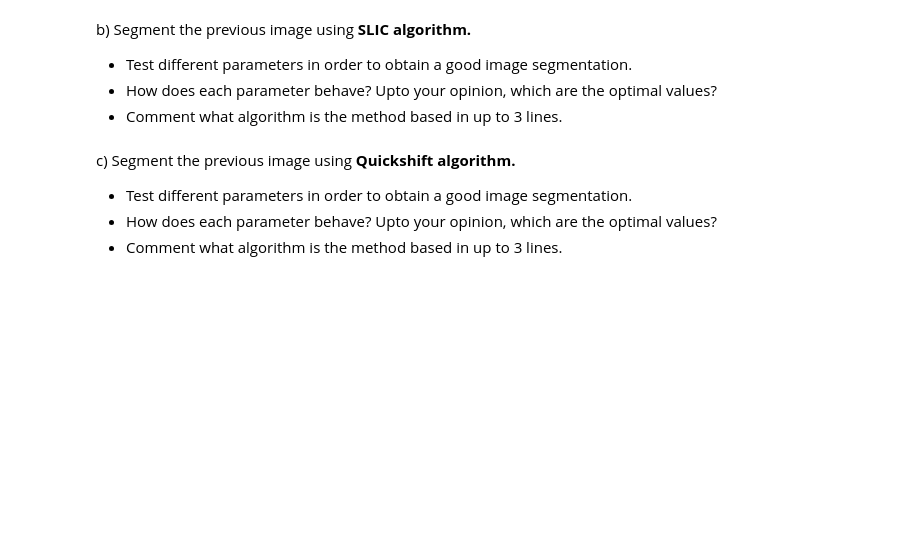
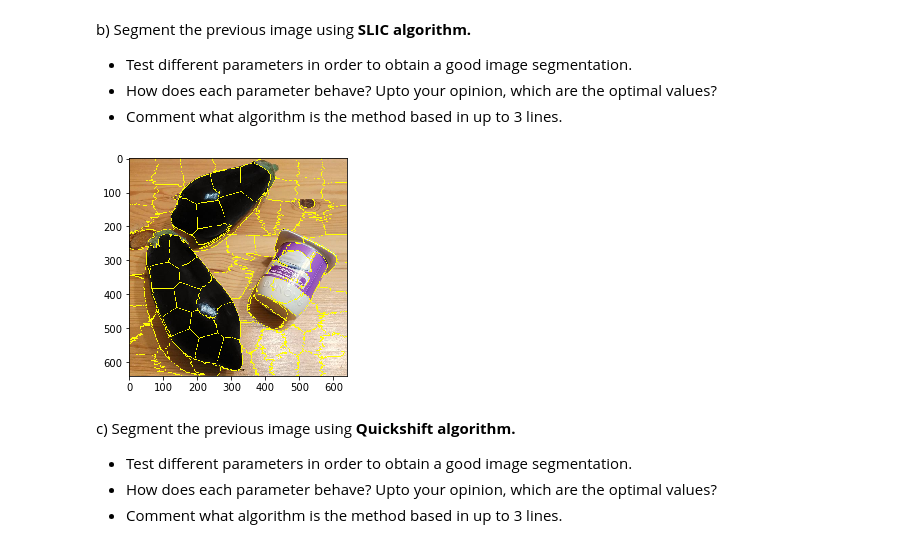
Before and after one commit to jdecid/MAI-CV, a Jupyter notebook: labs/s7/p7_image_segmentation.ipynb, the cells around one changed output. Cells and saved outputs as stored; diff of their text form; code cells hidden in the pictures; blank space fills up the shorter version.

```diff
--- a/labs/s7/p7_image_segmentation.ipynb
+++ b/labs/s7/p7_image_segmentation.ipynb
@@ -336,6 +281,18 @@ b) Segment the previous image using **SLIC algorithm.**
 - Test different parameters in order to obtain a good image segmentation.
 - How does each parameter behave? Upto your opinion, which are the optimal values?
 - Comment what algorithm is the method based in up to 3 lines.
+# %%
+segmented_img = seg.slic(img)
+
+results[2] = {
+    'img': segmented_img,
+    'title': 'Segmentation with SLIC algorithm'
+}
+
+plt.imshow(seg.mark_boundaries(img, segmented_img))
+plt.show()
+# %% [output]
+[figure, added]
 # %% [markdown]
 c) Segment the previous image using **Quickshift algorithm.**
 - Test different parameters in order to obtain a good image segmentation.
```
Also changed, not shown: parts of 14 cells of this notebook, 2 other files.
